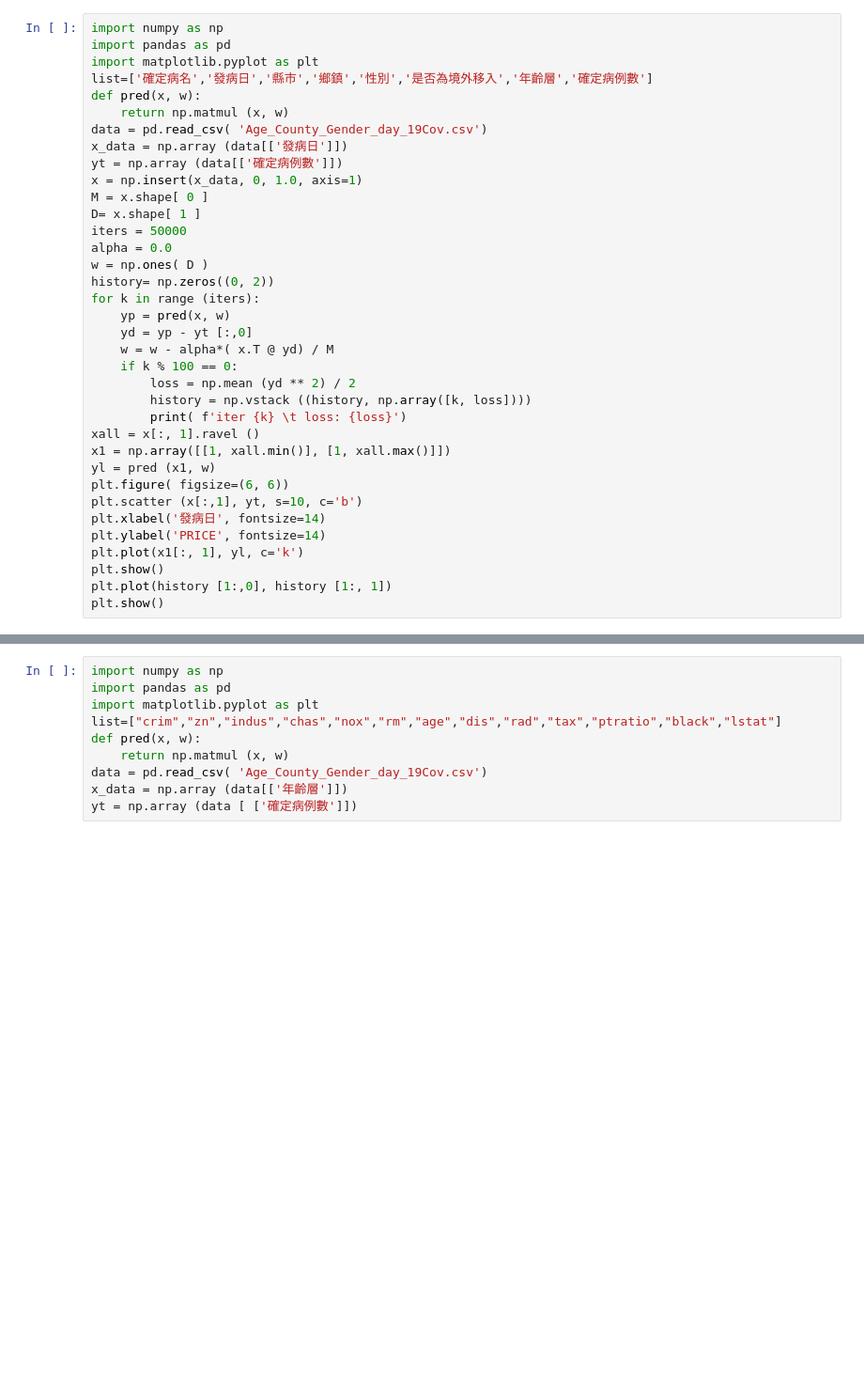
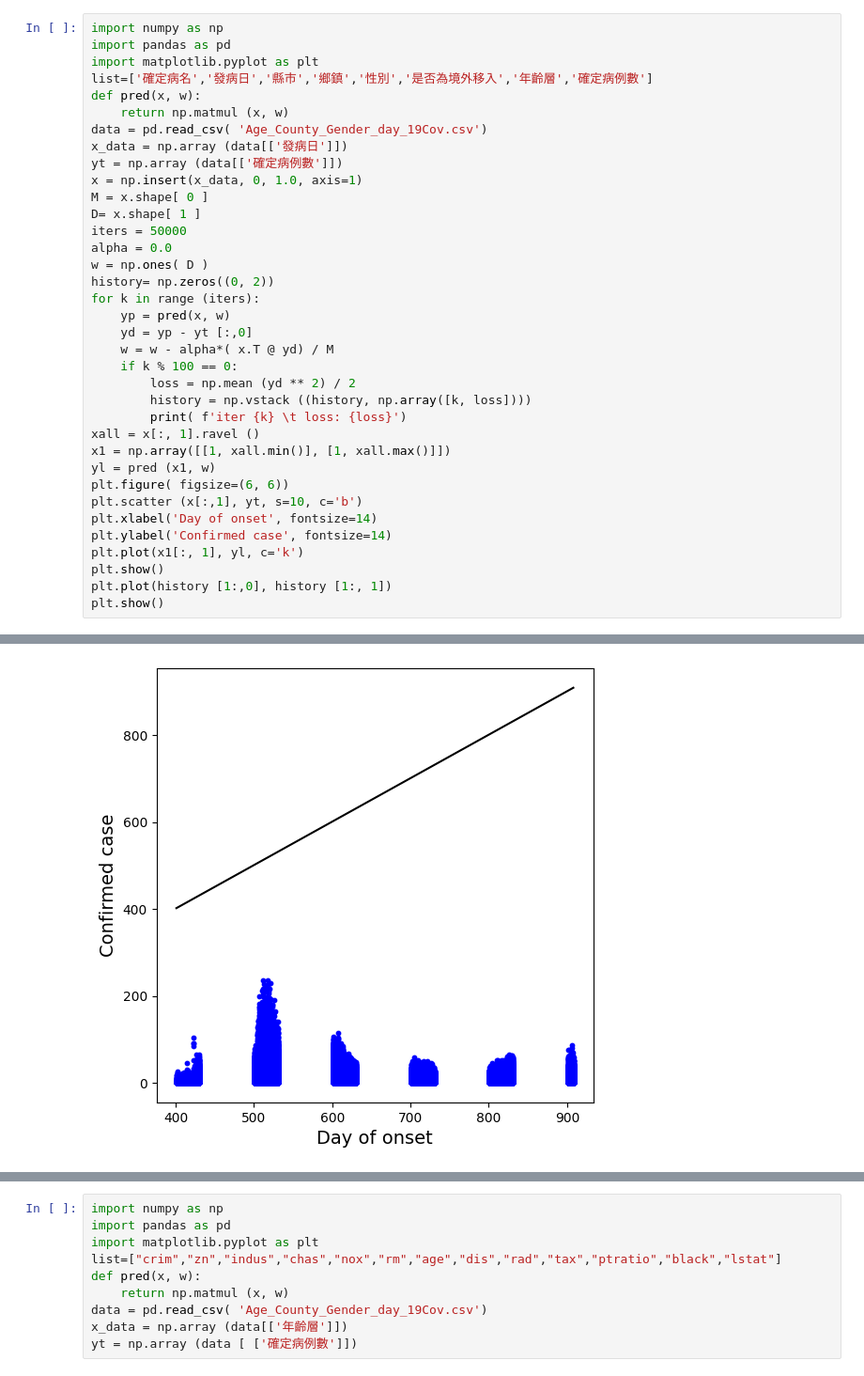
Before and after one commit to JasonLin2002/learning-result, a Jupyter notebook: AI數學/111年下/4月10(期中考)/Deme.ipynb, the cells around one changed output, grey strips where cells are left out. Shown at 94% size. Cells and saved outputs as stored; diff of their text form; blank space fills up the shorter version.

```diff
--- a/AI數學/111年下/4月10(期中考)/Deme.ipynb
+++ b/AI數學/111年下/4月10(期中考)/Deme.ipynb
@@ -28,8 +28,8 @@ x1 = np.array([[1, xall.min()], [1, xall.max()]])
 yl = pred (x1, w)
 plt.figure( figsize=(6, 6))
 plt.scatter (x[:,1], yt, s=10, c='b')
-plt.xlabel('發病日', fontsize=14)
-plt.ylabel('PRICE', fontsize=14)
+plt.xlabel('Day of onset', fontsize=14)
+plt.ylabel('Confirmed case', fontsize=14)
 plt.plot(x1[:, 1], yl, c='k')
 plt.show()
 plt.plot(history [1:,0], history [1:, 1])
@@ -38,0 +55 @@ TypeError: can't multiply sequence by non-int of type 'float'
+[figure, added]
```
Also changed, not shown: parts of 8 cells of this notebook, 3 other files.
